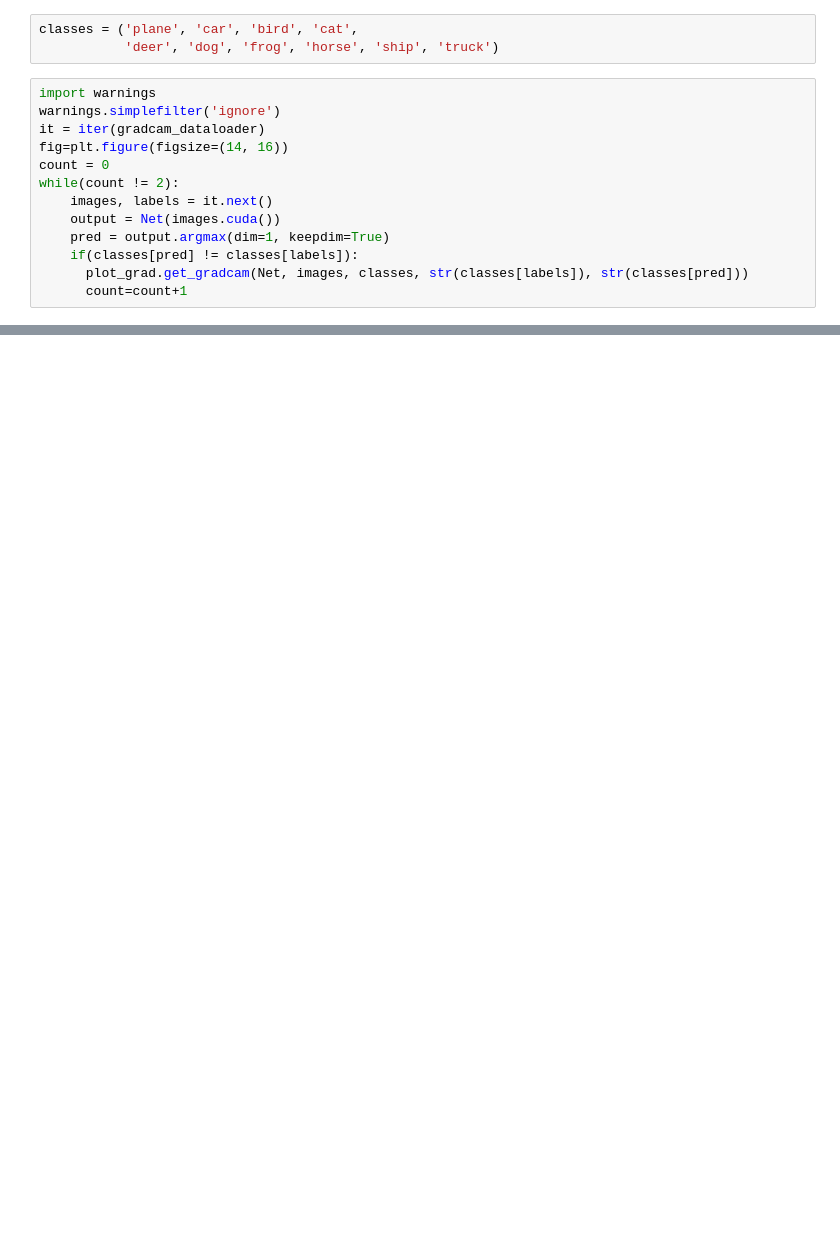
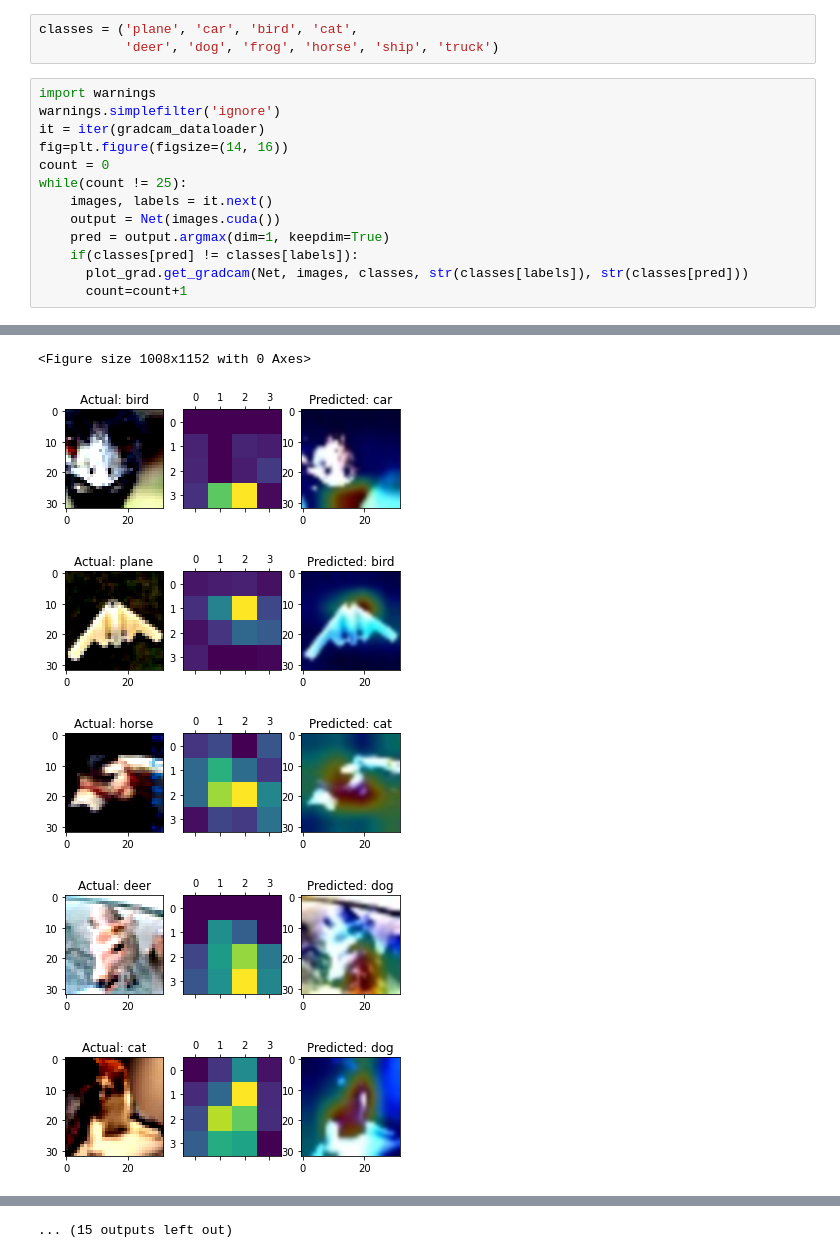
Before and after one commit to hemendra-06/EVA4, a Jupyter notebook: S10_new/main.ipynb, the cells around one changed output, grey strips where cells are left out. Cells and saved outputs as stored; diff of their text form; blank space fills up the shorter version.

```diff
--- a/S10_new/main.ipynb
+++ b/S10_new/main.ipynb
@@ -223,10 +213,11 @@ warnings.simplefilter('ignore')
 it = iter(gradcam_dataloader)
 fig=plt.figure(figsize=(14, 16))
 count = 0
-while(count != 2):
+while(count != 25):
     images, labels = it.next()
     output = Net(images.cuda())
     pred = output.argmax(dim=1, keepdim=True)
     if(classes[pred] != classes[labels]):
       plot_grad.get_gradcam(Net, images, classes, str(classes[labels]), str(classes[pred]))
       count=count+1
+# %% [output]
@@ -232,0 +241,6 @@ while(count != 2):
+<Figure size 1008x1152 with 0 Axes>
+[figure, added]
+[figure, added]
+[figure, added]
+[figure, added]
+[figure, added]
@@ -233,2 +252,3 @@ while(count != 2):
+... (15 outputs left out)
 # %%
 helper.plot_acc_graph(train_acc, test_acc, epochs)
```
Also changed, not shown: parts of 19 cells of this notebook.
